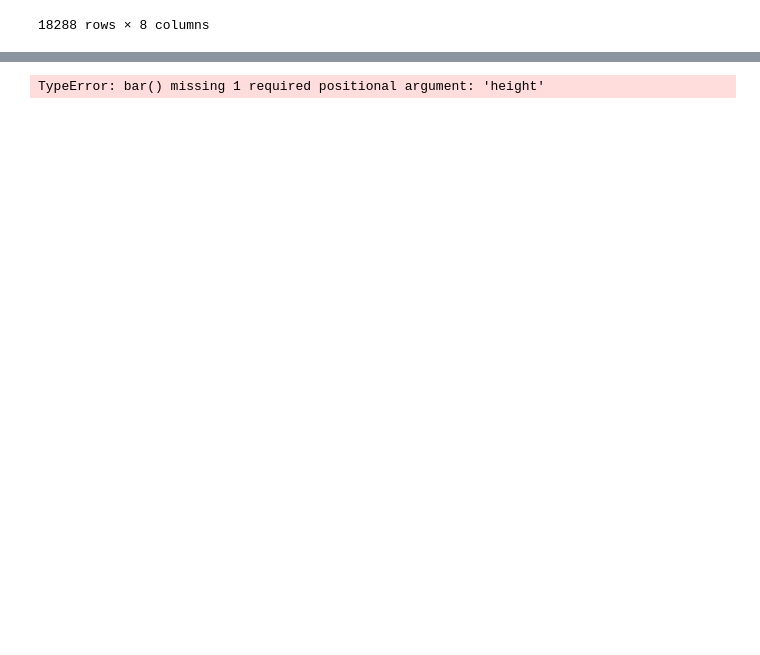
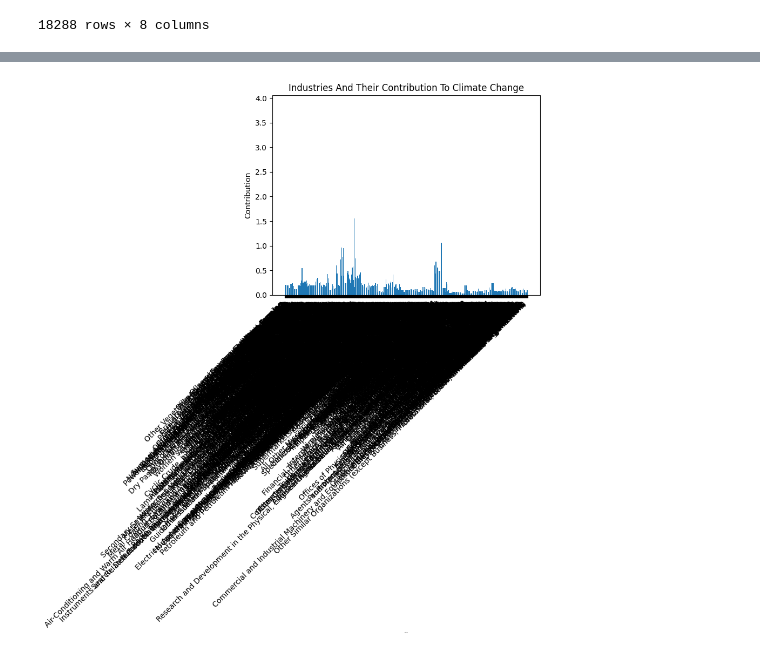
Before and after one commit to Kenneth-Hom/Kenneth_Carbon_Emissions, a Jupyter notebook: Carbon_Emission.ipynb, the cells around one changed output, grey strips where cells are left out. Cells and saved outputs as stored; diff of their text form; code cells hidden in the pictures; blank space fills up the shorter version.

```diff
--- a/Carbon_Emission.ipynb
+++ b/Carbon_Emission.ipynb
@@ -123,8 +121,12 @@ categories = ['Soybean Farming', 'Oilseed Farming', 'Dry Pea and Bean Farming',
+# %%
+category = df['2017 NAICS Title']
+value = df['Supply Chain Emission Factors with Margins']
 # %%
-plt.bar(categories)
-plt.title("Industries Contribution to Climate Change")
-plt.xlabel("Industries")
+plt.bar(category, value)
+plt.title("Industries And Their Contribution To Climate Change")
+plt.xlabel("Industries", fontsize = 1)
 plt.ylabel("Contribution")
+plt.xticks(rotation=45, ha="right")
 plt.show()
 # %% [output]
-TypeError: bar() missing 1 required positional argument: 'height'
+[figure, added]
```
Also changed, not shown: parts of 2 cells of this notebook.
